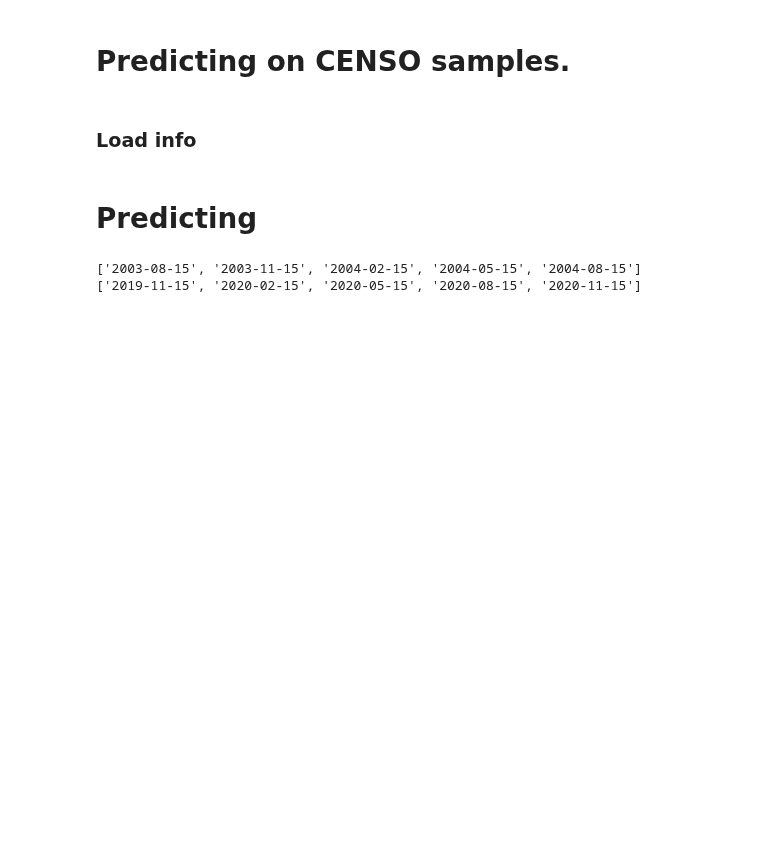
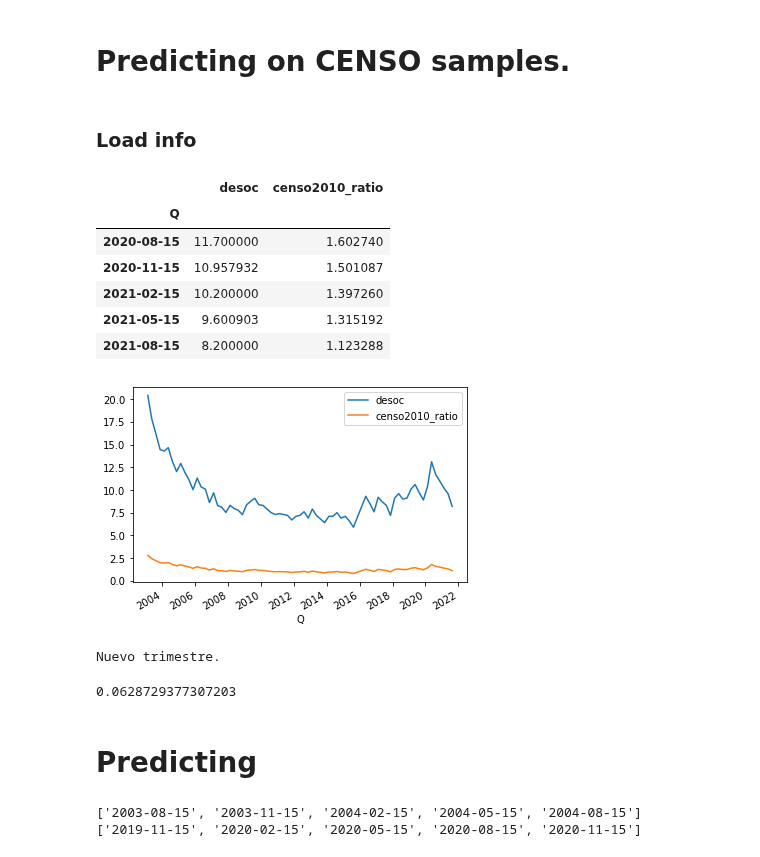
Before and after one commit to matuteiglesias/indice-pobreza-UBA, a Jupyter notebook: notebooks/02c - Predict using trained models- Empleo Trimestral.ipynb, the cells around one changed output. Drawn from its saved outputs; the diff is of its cells as text; code cells hidden in the pictures; blank space fills up the shorter version.

Commit message:
Added user created data

```diff
--- a/notebooks/02c - Predict using trained models- Empleo Trimestral.ipynb
+++ b/notebooks/02c - Predict using trained models- Empleo Trimestral.ipynb
@@ -74 +74,40 @@ frac = 0.02
+# %%
+empleo = pd.read_csv('./../data/info/empleo_AGLOsi_MinEcon.csv')
+empleo.columns = ['Q', 'desoc']
+empleo['Q'] = pd.to_datetime(empleo.Q)
+empleo = empleo.set_index('Q')
+# empleo = empleo.resample('Q').mean().resample('Q').interpolate(method='linear')
+empleo['censo2010_ratio'] = (empleo/empleo.loc['2010-11-15'])
+
+empleo.plot(); #plt.xlim(0, 20)
+display(empleo.tail())
+# %% [output]
+|  | desoc | censo2010_ratio |
+| Q |  |  |
+| 2020-08-15 | 11.700000 | 1.602740 |
+| 2020-11-15 | 10.957932 | 1.501087 |
+| 2021-02-15 | 10.200000 | 1.397260 |
+| 2021-05-15 | 9.600903 | 1.315192 |
+| 2021-08-15 | 8.200000 | 1.123288 |
+[figure, added]
+# %%
+X_q = X_censo.copy()
+X_q['Q'] = q
+# desemp_ARG_censo_sample = CONDACT_cnts.loc[2]/(CONDACT_cnts.loc[1] + CONDACT_cnts.loc[2])
+ratio = empleo.loc[pd.to_datetime(q)].censo2010_ratio # ratio respecto a Q4-2010
+n_desempleados_ = ratio*(CONDACT_cnts[1] + CONDACT_cnts[2])*desemp_ARG_censo
+desemp_adic = round(n_desempleados_ - CONDACT_cnts.loc[2]) # Desempleados adicionales
+# %% [output]
+Nuevo trimestre.
+# %%
+## Traemos la tasa segun el censo 2010, para oct 2010 (6.29 %) y la que tenemos en dato (7.5%)
+desoc_C2010 = pd.read_csv('./../../nivel_empleo/info/desoc_AGLOsi_C2010.csv')
+tasa_C2010 = desoc_C2010.loc[desoc_C2010.AGLO_si == True]['Tasa desocupacion'].values[0]
+tasa_C2010
+# tasa_dato = empleo.loc['2010-09-30'].values[0]
+
+# ratio = 100*tasa_C2010/tasa_dato
+# ratio
+# %% [output]
+0.0628729377307203
 # %%
```
Also changed, not shown: parts of 5 cells of this notebook, 2 other files.
